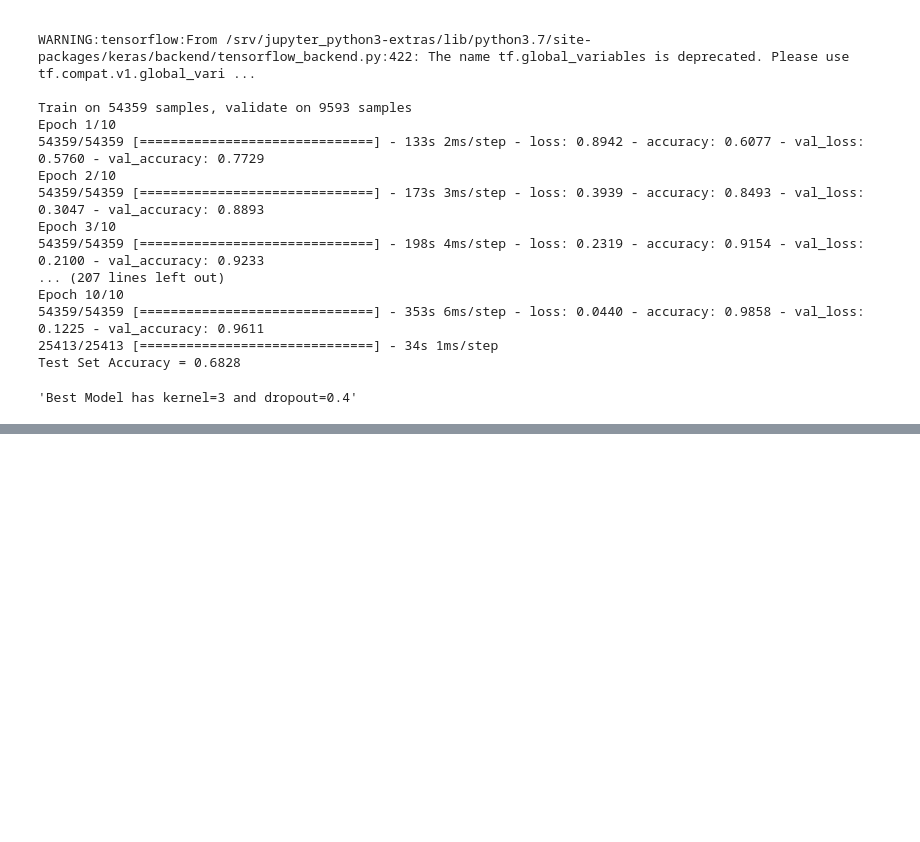
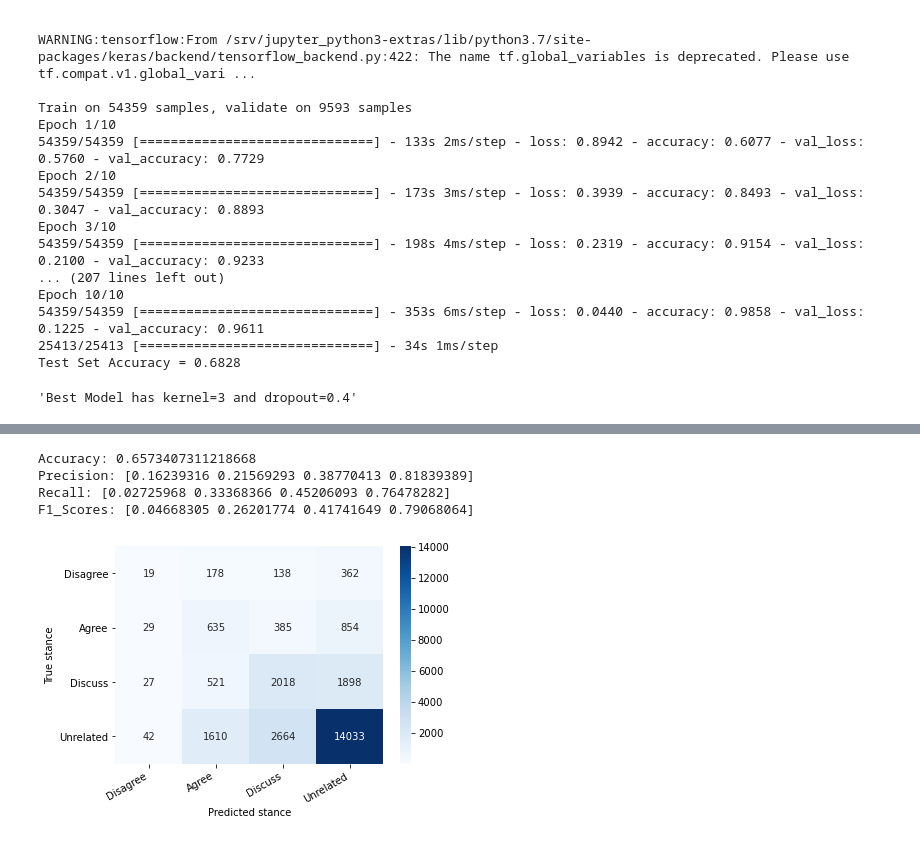
Before and after one commit to awjian/msci-nlp-w22-fnc, a Jupyter notebook: notebooks/CNN.ipynb, the cells around one changed output, grey strips where cells are left out. Cells and saved outputs as stored; diff of their text form; code cells hidden in the pictures; blank space fills up the shorter version.

```diff
--- a/notebooks/CNN.ipynb
+++ b/notebooks/CNN.ipynb
@@ -260,0 +391,49 @@ test_df.to_csv('answer.csv', index=False, encoding='utf-8')
+# %%
+y_predict = model.predict(test_pad)
+y_pred_competition = y_predict.argmax(axis=-1)
+y_classes = []
+
+for i in range(len(y_pred_competition)):
+    if y_pred_competition[i] == 0: y_classes.append("disagree")
+
+    if y_pred_competition[i] == 1: y_classes.append("agree")
+
+    if y_pred_competition[i] == 2: y_classes.append("discuss")
+
+    if y_pred_competition[i] == 3: y_classes.append("unrelated")
+
+answers = pd.DataFrame()
+answers['Headline'] = test['Headline']
+answers['Body ID'] = test['Body ID']
+answers['Stance'] = y_classes
+answers.to_csv('../data/answer_cnn_v3.csv', index=False, encoding='utf-8')
+# %%
+def show_confusion_matrix(confusion_matrix):
+  hmap = sns.heatmap(confusion_matrix, annot=True, fmt="d", cmap="Blues")
+  hmap.yaxis.set_ticklabels(hmap.yaxis.get_ticklabels(), rotation=0, ha='right')
+  hmap.xaxis.set_ticklabels(hmap.xaxis.get_ticklabels(), rotation=30, ha='right')
+  plt.ylabel('True stance')
+  plt.xlabel('Predicted stance');
+
+class_names=['Disagree', 'Agree', 'Discuss', 'Unrelated']
+cm = confusion_matrix(test['Stance'], y_pred_competition)
+df_cm = pd.DataFrame(cm, index=class_names, columns=class_names)
+show_confusion_matrix(df_cm)
+
+accuracy = accuracy_score(test['Stance'], y_pred_competition)
+print(f'Accuracy: {accuracy}')
+
+precision = precision_score(test['Stance'], y_pred_competition, average=None)
+print(f'Precision: {precision}')
+
+recall = recall_score(test['Stance'], y_pred_competition, average=None)
+print(f'Recall: {recall}')
+
+f1_scores=f1_score(test['Stance'], y_pred_competition, average=None)
+print(f'F1_Scores: {f1_scores}')
+# %% [output]
+Accuracy: 0.6573407311218668
+Precision: [0.16239316 0.21569293 0.38770413 0.81839389]
+Recall: [0.02725968 0.33368366 0.45206093 0.76478282]
+F1_Scores: [0.04668305 0.26201774 0.41741649 0.79068064]
+[figure, added]
```
Also changed, not shown: parts of 14 cells of this notebook, 1 other file.
